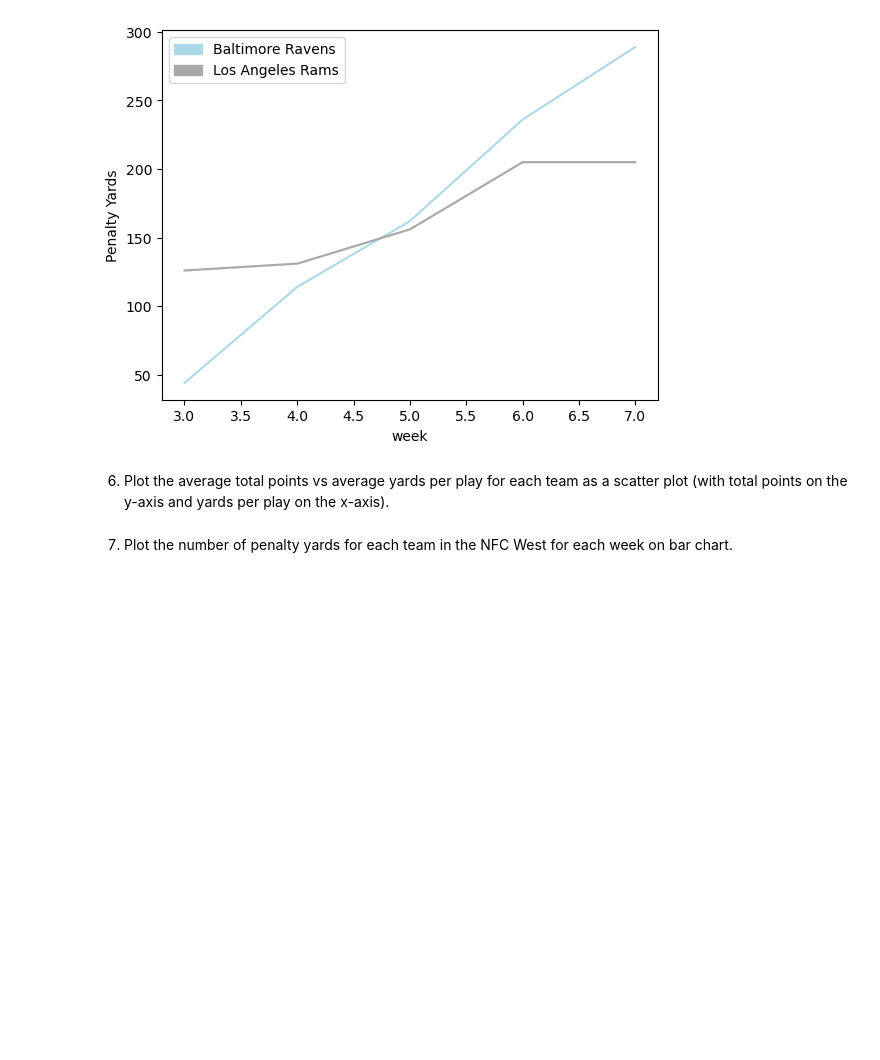
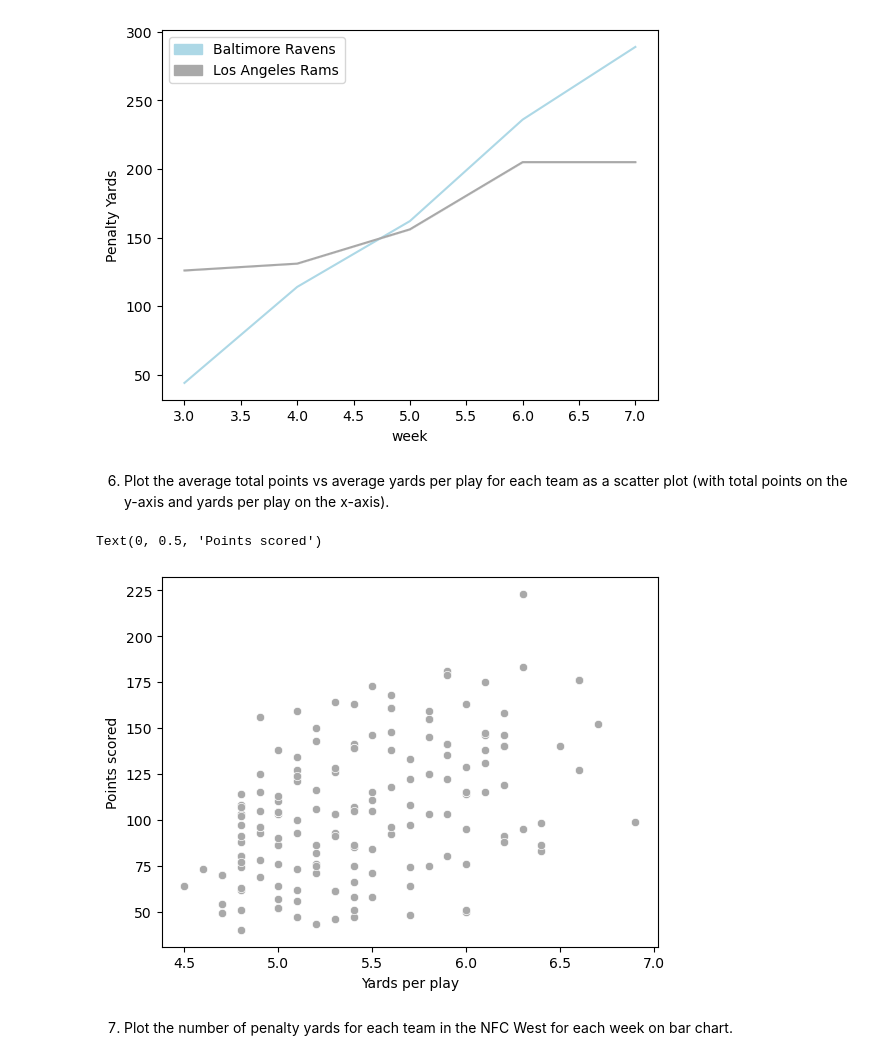
Before and after one commit to LouviersJ/CIS277-FA22-Lab6, a Jupyter notebook: Lab6.ipynb, the cells around one changed output. Cells and saved outputs as stored; diff of their text form; code cells hidden in the pictures; blank space fills up the shorter version.

```diff
--- a/Lab6.ipynb
+++ b/Lab6.ipynb
@@ -94,5 +91,12 @@ Text(0, 0.5, 'Penalty Yards')
 [figure]
 # %% [markdown]
 6. Plot the average total points vs average yards per play for each team as a scatter plot (with total points on the y-axis and yards per play on the x-axis).
+# %%
+sns.scatterplot(df, x='yards_per_play', y='points_scored', color='darkgrey')
+plt.xlabel('Yards per play')
+plt.ylabel('Points scored')
+# %% [output]
+Text(0, 0.5, 'Points scored')
+[figure, added]
 # %% [markdown]
 7. Plot the number of penalty yards for each team in the NFC West for each week on bar chart.
```
Also changed, not shown: parts of 3 cells of this notebook.
